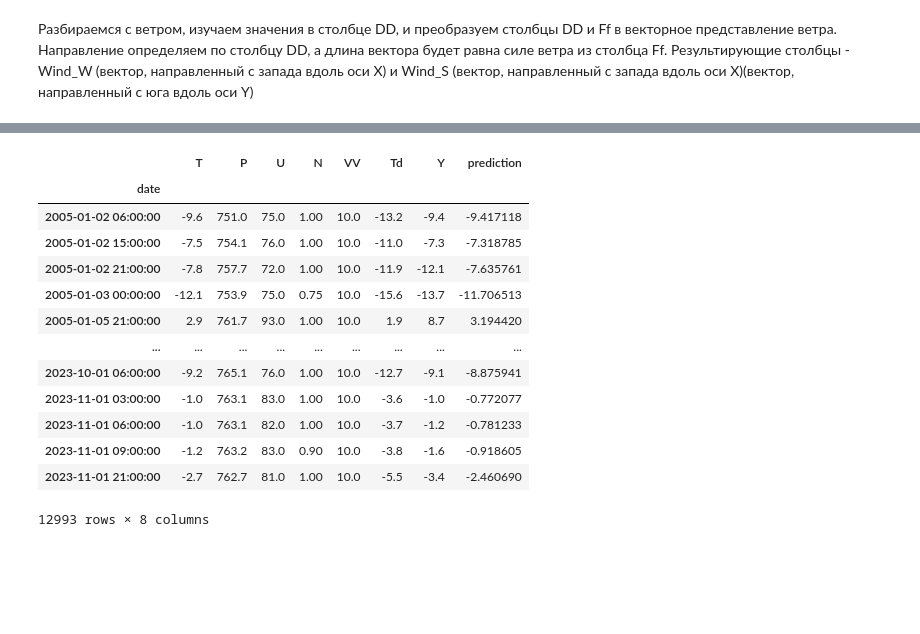
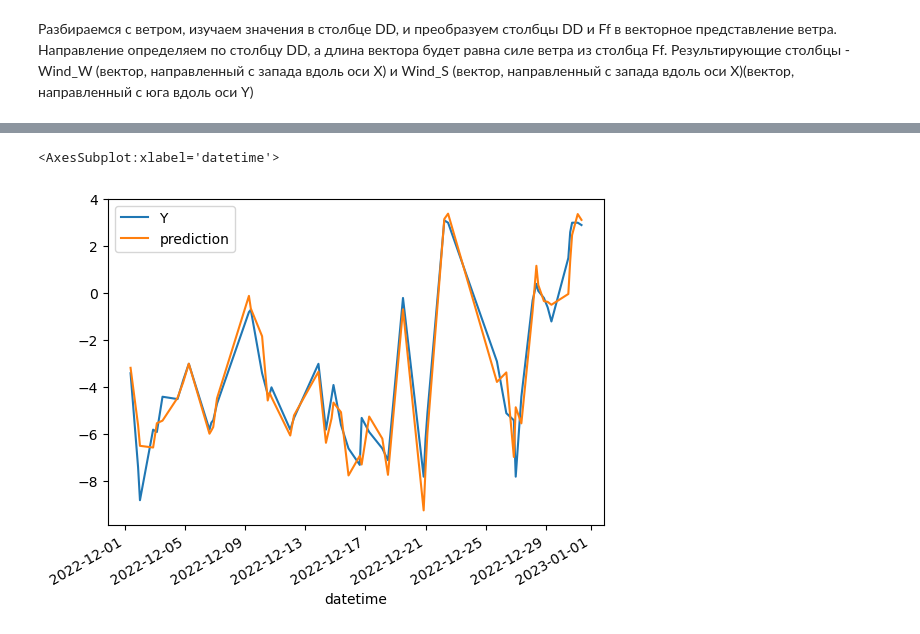
Before and after one commit to av-gav/itmo-ml, a Jupyter notebook: Weather.ipynb, the cells around one changed output, grey strips where cells are left out. Cells and saved outputs as stored; diff of their text form; code cells hidden in the pictures; blank space fills up the shorter version.

```diff
--- a/Weather.ipynb
+++ b/Weather.ipynb
@@ -306,20 +303,9 @@ array([ 0.87007242,  0.00992506, -0.00185645, -0.48518874, -0.0040194 ,
 # %%
-X_test['Y'] = y_test
-X_test['prediction'] = y_pred
+result = X_test.copy()
+result['Y'] = y_test
+result['prediction'] = y_pred
-# %%
-X_test.sort_index()
-# %% [output]
-|  | T | P | U | N | VV | Td | Y | prediction |
-| date |  |  |  |  |  |  |  |  |
-| 2005-01-02 06:00:00 | -9.6 | 751.0 | 75.0 | 1.00 | 10.0 | -13.2 | -9.4 | -9.417118 |
-| 2005-01-02 15:00:00 | -7.5 | 754.1 | 76.0 | 1.00 | 10.0 | -11.0 | -7.3 | -7.318785 |
-| 2005-01-02 21:00:00 | -7.8 | 757.7 | 72.0 | 1.00 | 10.0 | -11.9 | -12.1 | -7.635761 |
-| 2005-01-03 00:00:00 | -12.1 | 753.9 | 75.0 | 0.75 | 10.0 | -15.6 | -13.7 | -11.706513 |
-| 2005-01-05 21:00:00 | 2.9 | 761.7 | 93.0 | 1.00 | 10.0 | 1.9 | 8.7 | 3.194420 |
-| ... | ... | ... | ... | ... | ... | ... | ... | ... |
-| 2023-10-01 06:00:00 | -9.2 | 765.1 | 76.0 | 1.00 | 10.0 | -12.7 | -9.1 | -8.875941 |
-| 2023-11-01 03:00:00 | -1.0 | 763.1 | 83.0 | 1.00 | 10.0 | -3.6 | -1.0 | -0.772077 |
-| 2023-11-01 06:00:00 | -1.0 | 763.1 | 82.0 | 1.00 | 10.0 | -3.7 | -1.2 | -0.781233 |
-| 2023-11-01 09:00:00 | -1.2 | 763.2 | 83.0 | 0.90 | 10.0 | -3.8 | -1.6 | -0.918605 |
-| 2023-11-01 21:00:00 | -2.7 | 762.7 | 81.0 | 1.00 | 10.0 | -5.5 | -3.4 | -2.460690 |
-12993 rows × 8 columns
+# %%
+result.loc["2022-12"][['Y','prediction']].plot(backend='matplotlib')
+# %% [output]
+<AxesSubplot:xlabel='datetime'>
+[figure, added]
```
Also changed, not shown: parts of 26 cells of this notebook.
